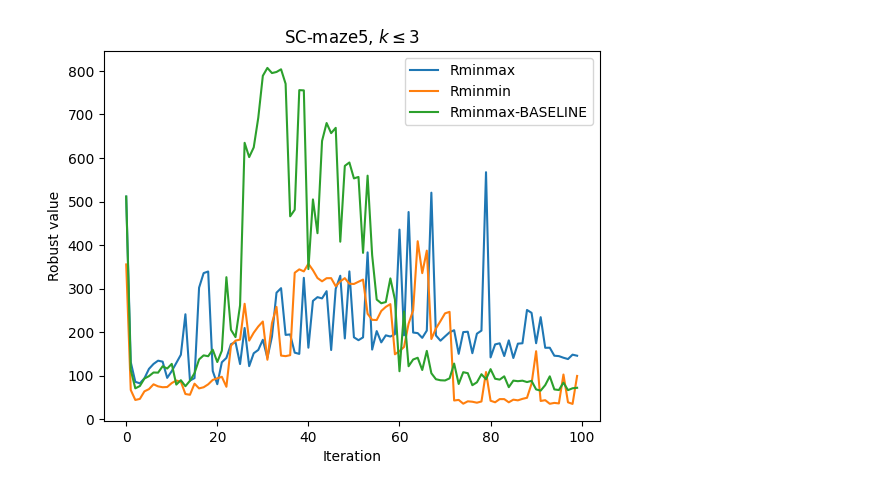
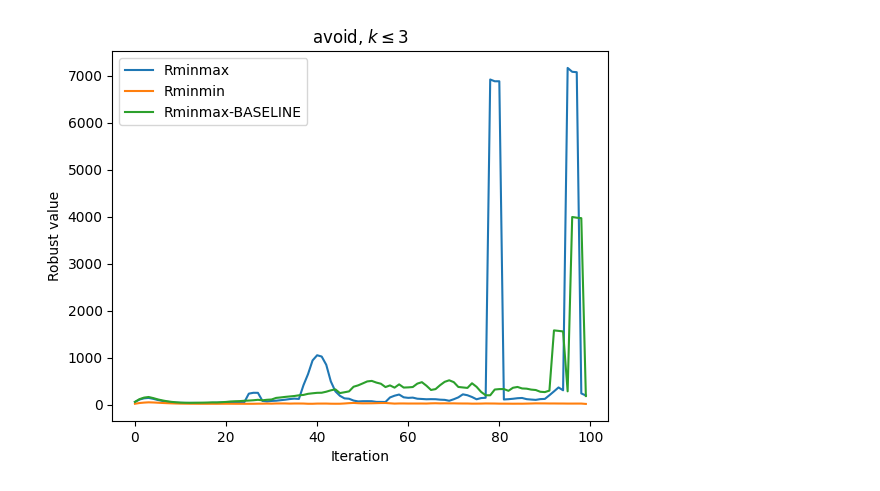
Before and after one commit to marisgg/uPOMDP, a Jupyter notebook: plots_builder.ipynb, the cells around one changed output. Cells and saved outputs as stored; diff of their text form; code cells hidden in the pictures.

```diff
--- a/plots_builder.ipynb
+++ b/plots_builder.ipynb
@@ -6,3 +10,6 @@ import pickle
 # %%
 def get_experiment_directory_str(base_name : str, maxk : int, benchmark : str, spec : str, stochastic : bool = True):
     return f"{base_name}/train_{'stochastic' if stochastic else 'deterministic'}/maxk={maxk}/{benchmark}-{spec}"
+# %%
+def moving_average(array, length):
+    return np.convolve(array, np.ones(length), 'same') / length
@@ -10,7 +23,7 @@ def get_experiment_directory_str(base_name : str, maxk : int, benchmark : str, s
 def get_traces(base_exp_name, metric = "robust_value", num_runs = 30):
     traces = []
     for i in range(num_runs):
-        if metric.lower() == "static_values":
+        if metric.lower() in {"static_values", "a_loss", "r_loss"}:
             with open(f"{base_exp_name}/0/{i}/{metric}.txt", 'r') as input:
                 trace = np.array([np.array([float(x) for x in line.rstrip()[1:][:-1].split(" ") if x != ""], dtype=float) for line in input if line != ""], dtype=float)
         else:
@@ -36,3 +97,5 @@ def rnn_empir_plot(basename, maxk, name):
 # %%
 results = np.reshape(get_traces(get_experiment_directory_str("./data/output/AAAI-RUN-14-08-2023_16h", 3, "SC-maze5", "Rminmax"), metric="static_values"), (30, 4, 100))
+# %%
+results = np.reshape(get_traces(get_experiment_directory_str("./data/output/AAAI-RUN-14-08-2023_16h", 3, "SC-maze5", "Rminmax"), metric="static_values"), (30, 4, 100))
 # %%
@@ -76,12 +143,13 @@ max_static_value_plot("./data/output/AAAI-RUN-14-08-2023_16h", 3, "SC-maze5")
 # %%
-def make_robust_plot(basepath, maxk, name):
+def make_robust_plot(basepath, maxk, name, moving_average_length = None):
     for run in ["Rminmax", "Rminmin", "Rminmax-BASELINE"]:
         results = get_traces(get_experiment_directory_str(basepath, maxk, name, run), metric="robust_value")
         # plt.plot(range(100), np.transpose(results))
-        plt.plot(range(100), results.mean(axis=0), label=run)
+        plt.plot(range(100), moving_average(results.mean(axis=0), moving_average_length) if moving_average_length else results.mean(axis=0), label=run)
         # plt.fill_between(range(100), results.mean(axis=0) + results.std(axis=0), results.mean(axis=0) - results.std(axis=0), alpha=0.75)
         plt.title(f"{name}, $k\leq {maxk}$")
         plt.ylabel("Robust value")
+        # plt.yscale("log")
         plt.xlabel("Iteration")
     plt.legend()
     plt.show()
@@ -88,4 +168,4 @@ def make_robust_plot(basepath, maxk, name):
 # %%
-make_robust_plot("./data/output/AAAI-RUN-14-08-2023_16h", 3, "SC-maze5")
+make_robust_plot("./data/output/AAAI-RUN-14-08-2023_16h", 3, "avoid", moving_average_length=3)
 # %% [output]
-[figure, old version]
+[figure, new version]
```
Also changed, not shown: parts of 46 cells of this notebook.
